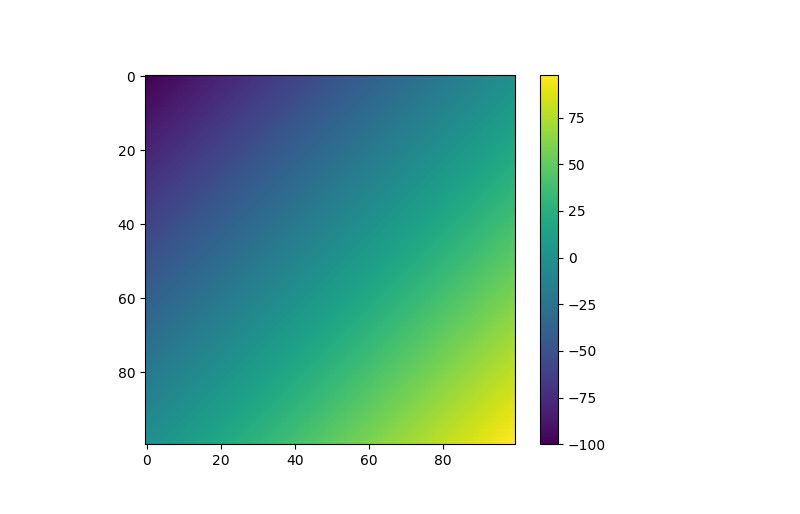
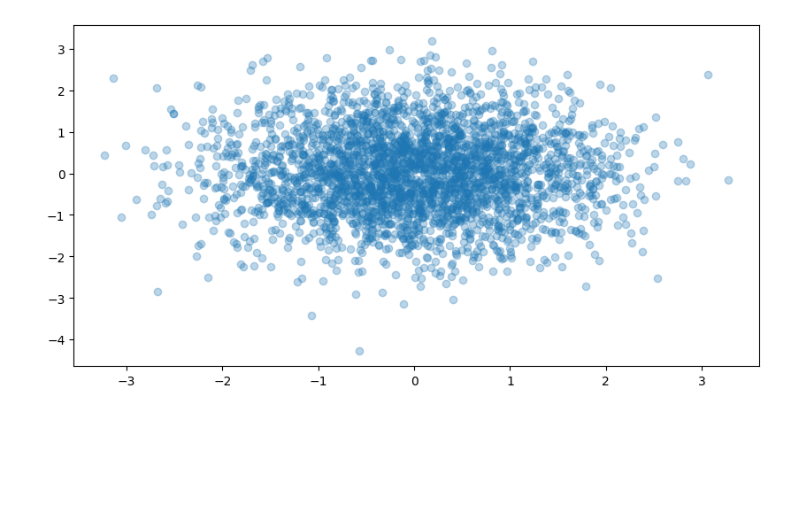
Before and after one commit to djeada/Data-Visualization, a Jupyter notebook: examples/matplotlib/notebooks/density_plot.ipynb, the cells around one changed output. Drawn from its saved outputs; the diff is of its cells as text; code cells hidden in the pictures; blank space fills up the shorter version.

```diff
--- a/examples/matplotlib/notebooks/density_plot.ipynb
+++ b/examples/matplotlib/notebooks/density_plot.ipynb
@@ -1,16 +0,0 @@
-# %%
-import matplotlib.pyplot as plt
-import numpy as np
-
-data = np.zeros((100,100))
-for i in range(100):
-    for j in range(100):
-           data[i,j] = (i-50) + (j-50)
-
-fig = plt.figure()
-ax = fig.add_subplot(111)
-density_plot = ax.imshow(data, interpolation='nearest')
-plt.colorbar(density_plot)
-plt.show()
-# %% [output]
-[figure, removed]
@@ -16,0 +4,11 @@ plt.show()
+# %%
+# create some data
+x = np.random.normal(0, 1, 3000)
+y = np.random.normal(0, 1, 3000)
+# %%
+# overplotted scatter plot
+plt.figure(figsize=(10, 5))
+plt.scatter(x, y, alpha=0.3)
+plt.show()
+# %% [output]
+[figure, added]
```
Also changed, not shown: parts of 2 cells of this notebook, 34 other files.
